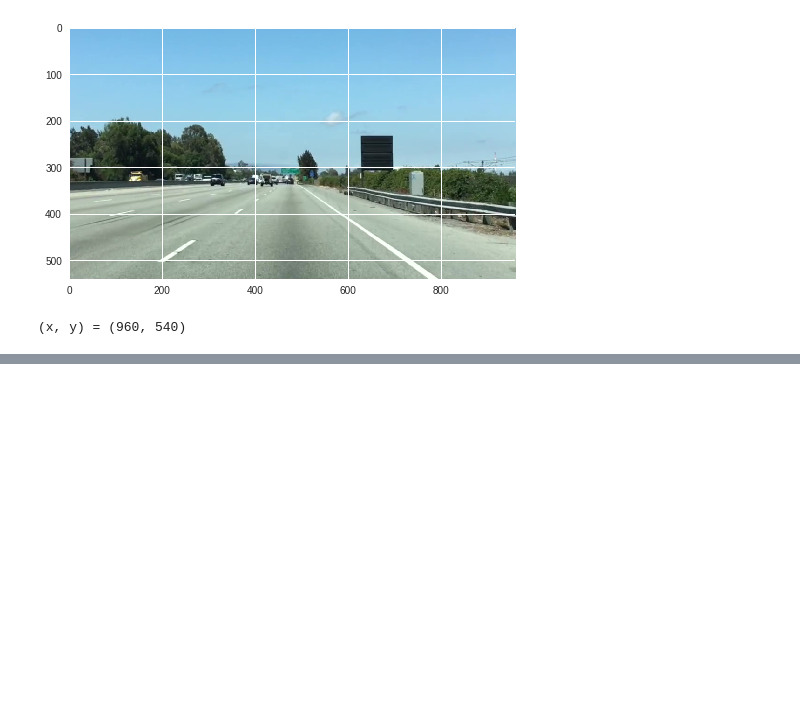
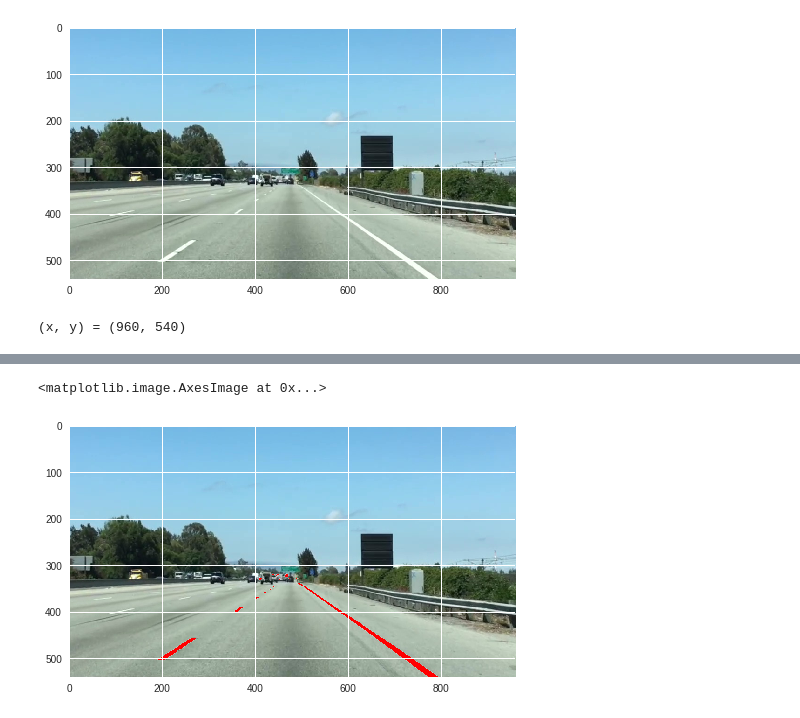
Before and after one commit to informramiz/google-colab-ml-cv, a Jupyter notebook: Region_Masking.ipynb, the cells around one changed output, grey strips where cells are left out. Saved outputs shown, nothing was run; the diff lists cells and outputs as text; code cells hidden in the pictures; blank space fills up the shorter version.

```diff
--- a/Region_Masking.ipynb
+++ b/Region_Masking.ipynb
@@ -73,0 +52,11 @@ array([0, 1, 1, 2, 2, 2, 3, 3, 3, 3])
+# %%
+rgb_threshold = [200, 200, 200]
+color_thresholds = (image[:, :, 0] < rgb_threshold[0]) | (image[:, :, 1] < rgb_threshold[1]) \
+  | (image[:, :, 2] < rgb_threshold[2])
+
+line_image = np.copy(image)
+line_image[~color_thresholds & region_thresholds] = [255, 0, 0]
+plt.imshow(line_image)
+# %% [output]
+<matplotlib.image.AxesImage at 0x...>
+[figure, added]
```
Also changed, not shown: parts of 2 cells of this notebook.
